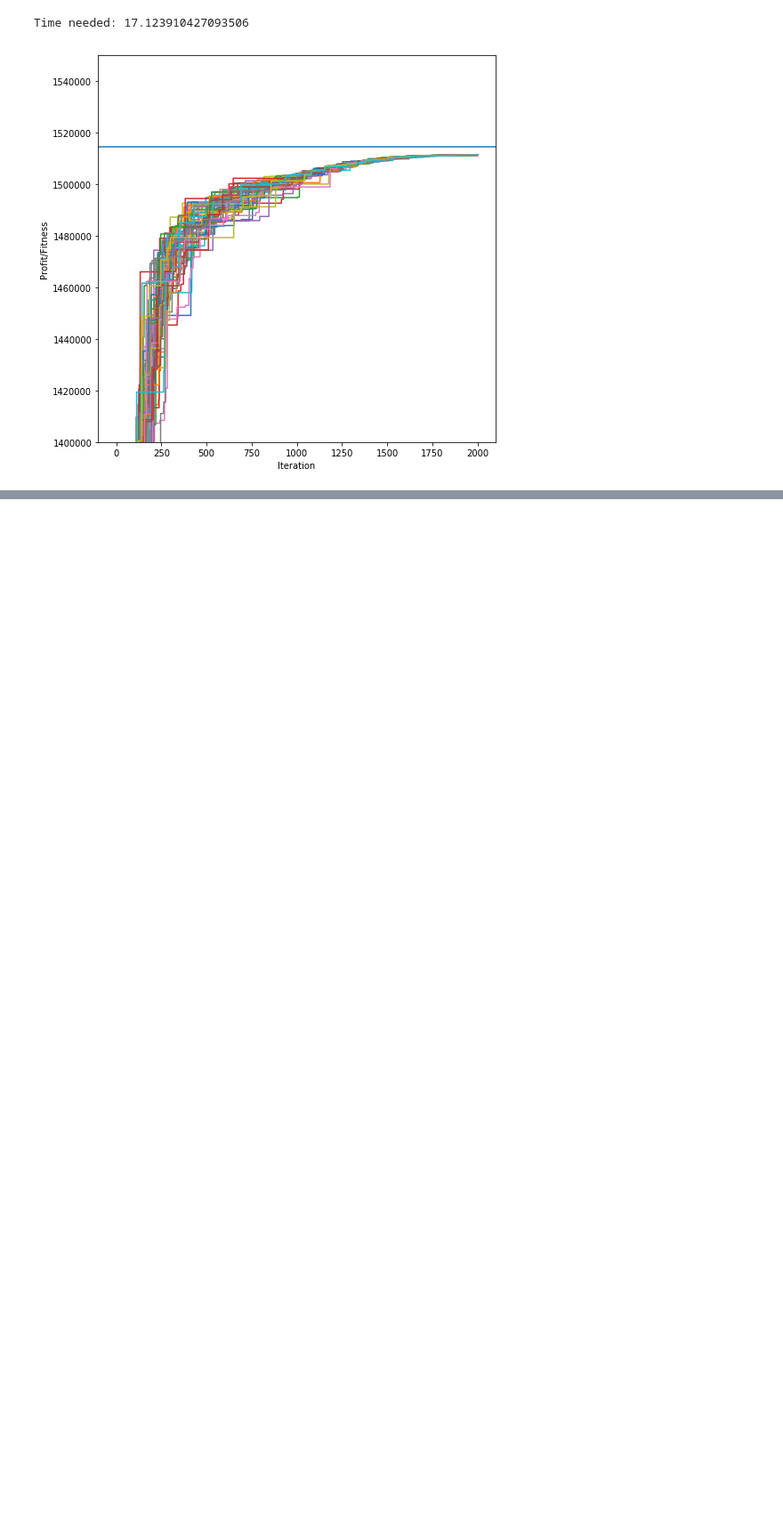
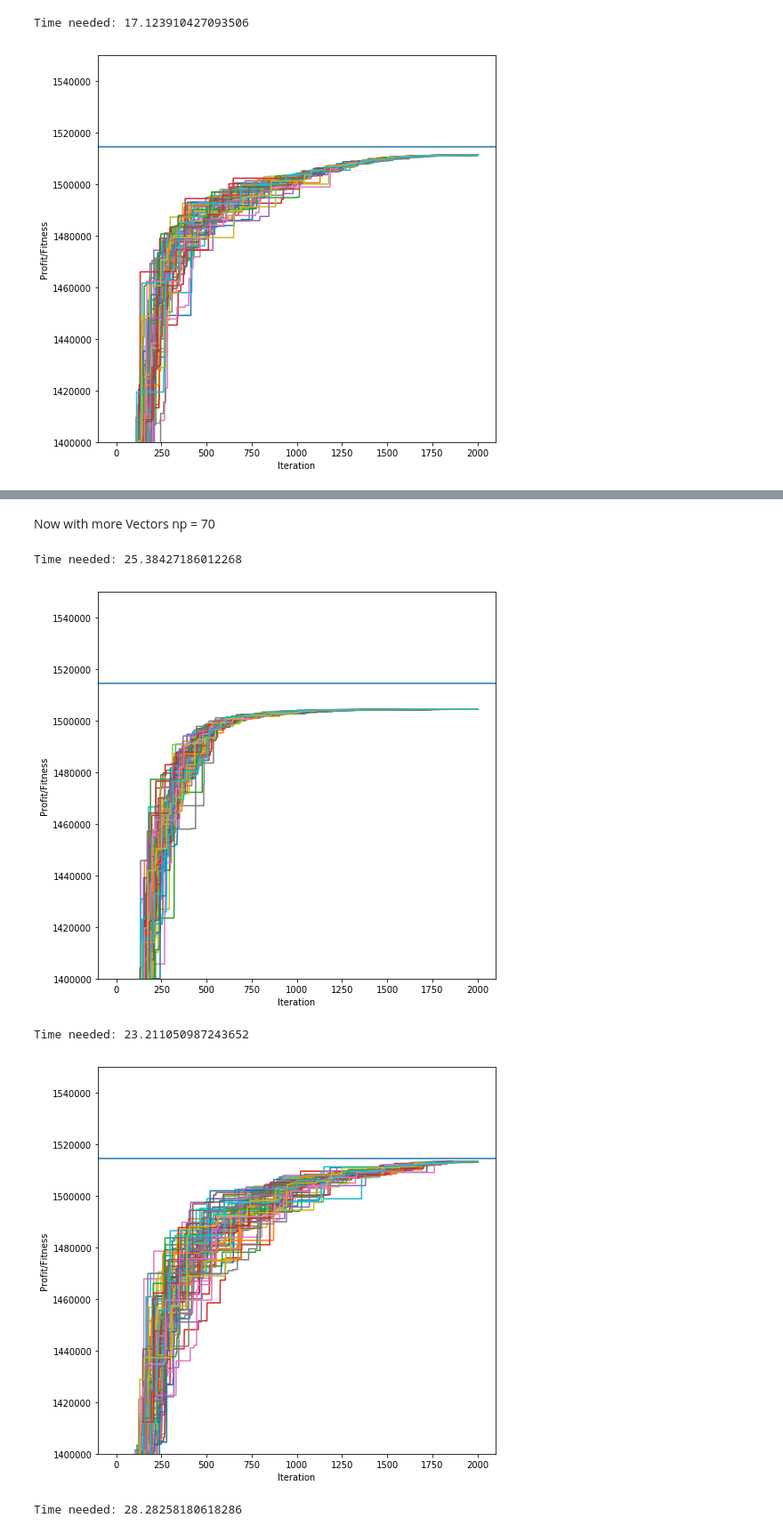
Before and after one commit to bereRadeck/NIA-Homework, a Jupyter notebook: ex4/tests.ipynb, the cells around one changed output, grey strips where cells are left out. Shown at 89% size. Saved outputs shown, nothing was run; the diff lists cells and outputs as text; code cells hidden in the pictures; blank space fills up the shorter version.

```diff
--- a/ex4/tests.ipynb
+++ b/ex4/tests.ipynb
@@ -207,0 +130,32 @@ visualize(DifferentialEvolution,500)
+# %% [markdown]
+Now with more Vectors np = 70
+# %%
+np=70
+#xmin = 0
+#xmax = 100
+problemnumber = 1
+F = 0.3
+Cr = 0.5
+iterations = 2000
+
+
+#initializer = Initializer(xmin, xmax, np)
+ppp = PPP(problemnumber)
+initializer = Initializer(ppp, np)
+donorgenerator = DonorGenerator(F)
+trialgenerator = TrialGenerator(Cr,problemnumber)
+selector = Selector(ppp)
+de = DE
+
+
+DifferentialEvolution = de(ppp, initializer, donorgenerator, trialgenerator, selector)
+
+visualize(DifferentialEvolution,iterations)
+visualize(DifferentialEvolution,iterations)
+visualize(DifferentialEvolution,iterations)
+# %% [output]
+Time needed: 25.38427186012268
+[figure, added]
+Time needed: 23.211050987243652
+[figure, added]
+Time needed: 28.28258180618286
```
Also changed, not shown: parts of 68 cells of this notebook.
